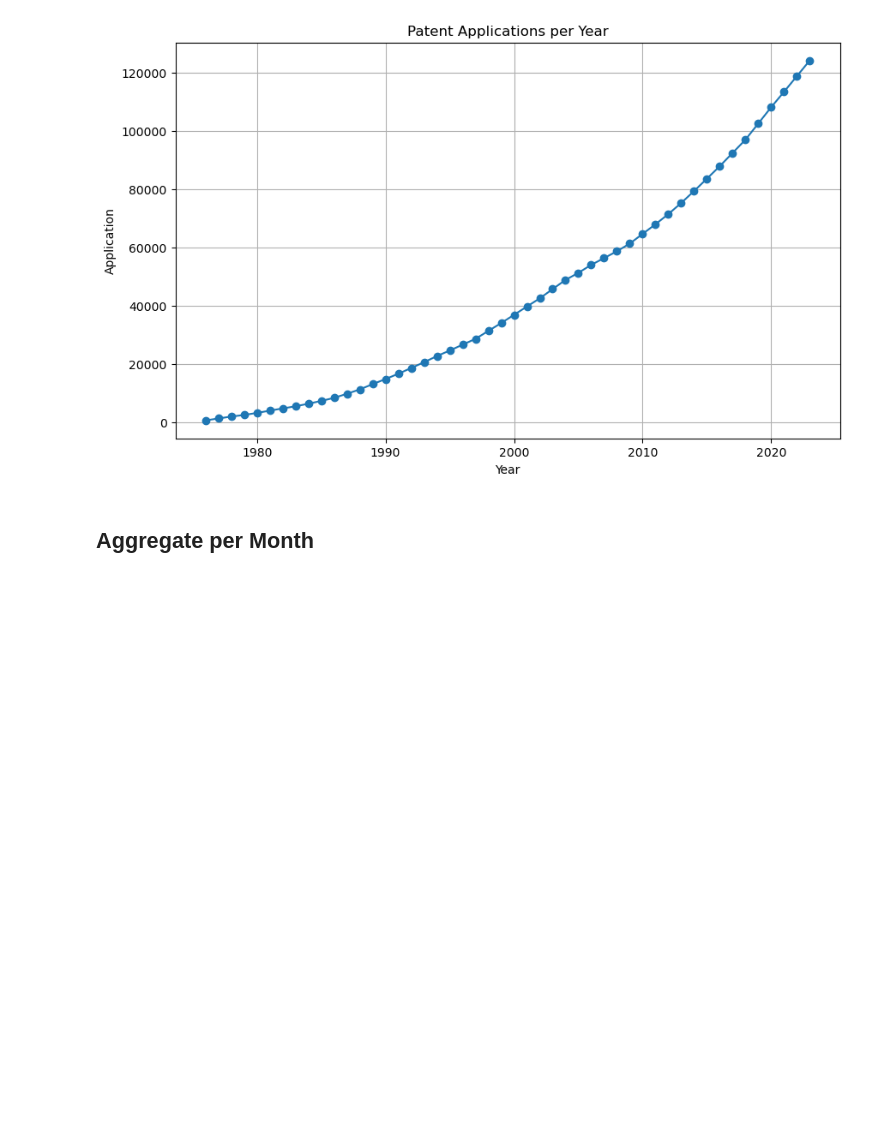
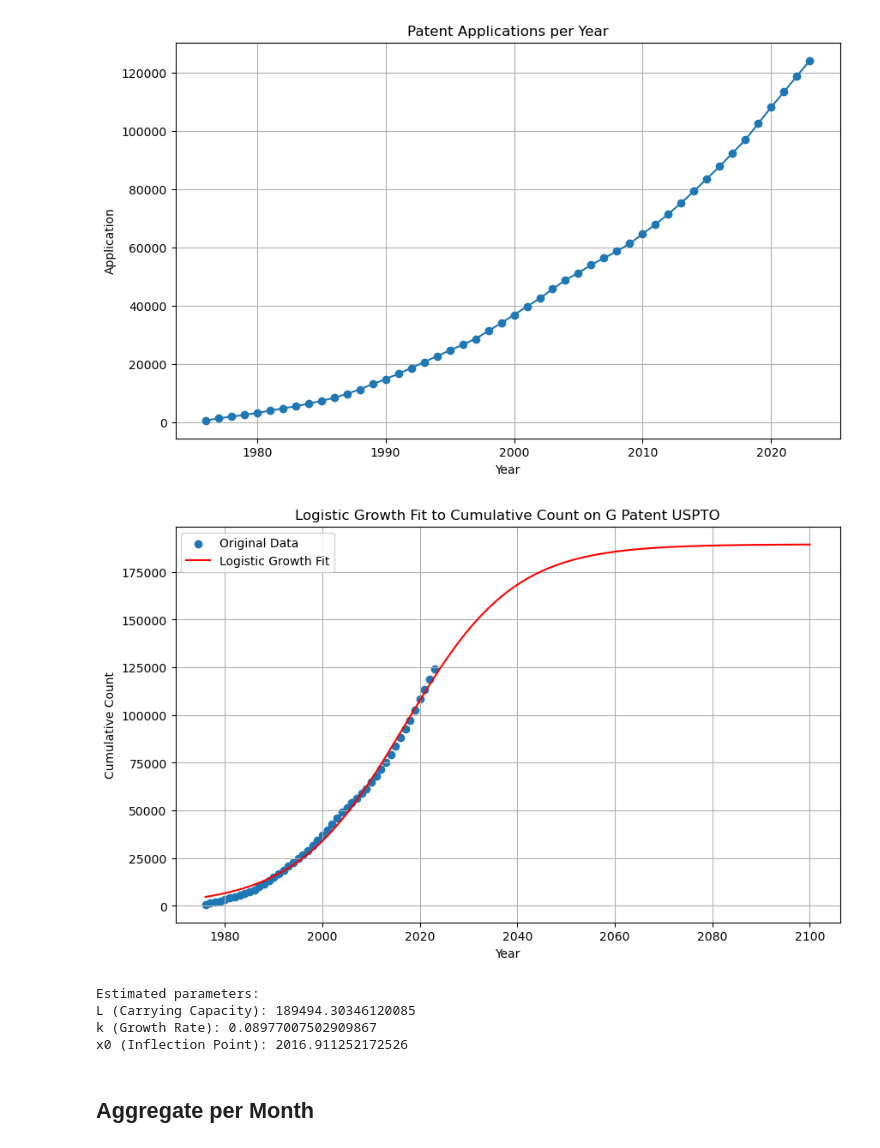
Before and after one commit to faridnec/forecasting-tech-adoption, a Jupyter notebook: notebooks/patents.ipynb, the cells around one changed output. Saved outputs shown, nothing was run; the diff lists cells and outputs as text; code cells hidden in the pictures; blank space fills up the shorter version.

```diff
--- a/notebooks/patents.ipynb
+++ b/notebooks/patents.ipynb
@@ -155,6 +175,53 @@ plt.grid(True)
 plt.show()
 # %% [output]
 [figure]
+# %%
+import numpy as np
+from scipy.optimize import curve_fit
+import matplotlib.pyplot as plt
+
+# Convert cumulative counts to numpy arrays
+x_data = np.array(cumulative_counts_specified.index)
+y_data = np.array(cumulative_counts_specified.values)
+
+# Define the logistic growth function
+def logistic_growth(x, L, k, x0):
+    return L / (1 + np.exp(-k * (x - x0)))
+
+# Initial guess for the parameters
+initial_guess = (max(y_data), 0.1, np.mean(x_data))
+
+# Fit the curve to the data
+params, covariance = curve_fit(logistic_growth, x_data, y_data, p0=initial_guess)
+
+# Extract the parameters
+L, k, x0 = params
+
+# Generate points for the fitted curve
+x_fit = np.linspace(min(x_data), 2100, 1000)
+y_fit = logistic_growth(x_fit, L, k, x0)
+
+# Plot the original data and the fitted curve
+plt.figure(figsize=(10, 6))
+plt.scatter(x_data, y_data, label='Original Data')
+plt.plot(x_fit, y_fit, 'r-', label='Logistic Growth Fit')
+plt.xlabel('Year')
+plt.ylabel('Cumulative Count')
+plt.title('Logistic Growth Fit to Cumulative Count on G Patent USPTO')
+plt.legend()
+plt.grid(True)
+plt.show()
+
+print("Estimated parameters:")
+print("L (Carrying Capacity):", L)
+print("k (Growth Rate):", k)
+print("x0 (Inflection Point):", x0)
+# %% [output]
+[figure, added]
+Estimated parameters:
+L (Carrying Capacity): 189494.30346120085
+k (Growth Rate): 0.08977007502909867
+x0 (Inflection Point): 2016.911252172526
 # %% [markdown]
 ## Aggregate per Month
 # %%
```
Also changed, not shown: parts of 2 cells of this notebook, 11 other files.
